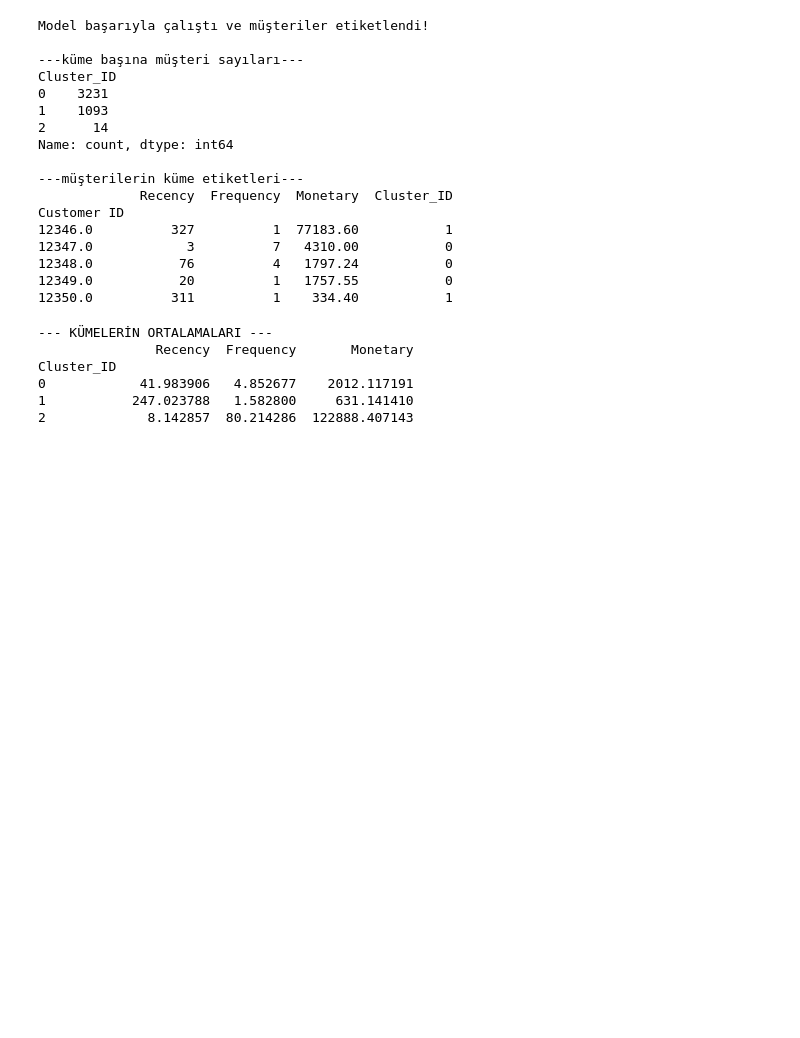
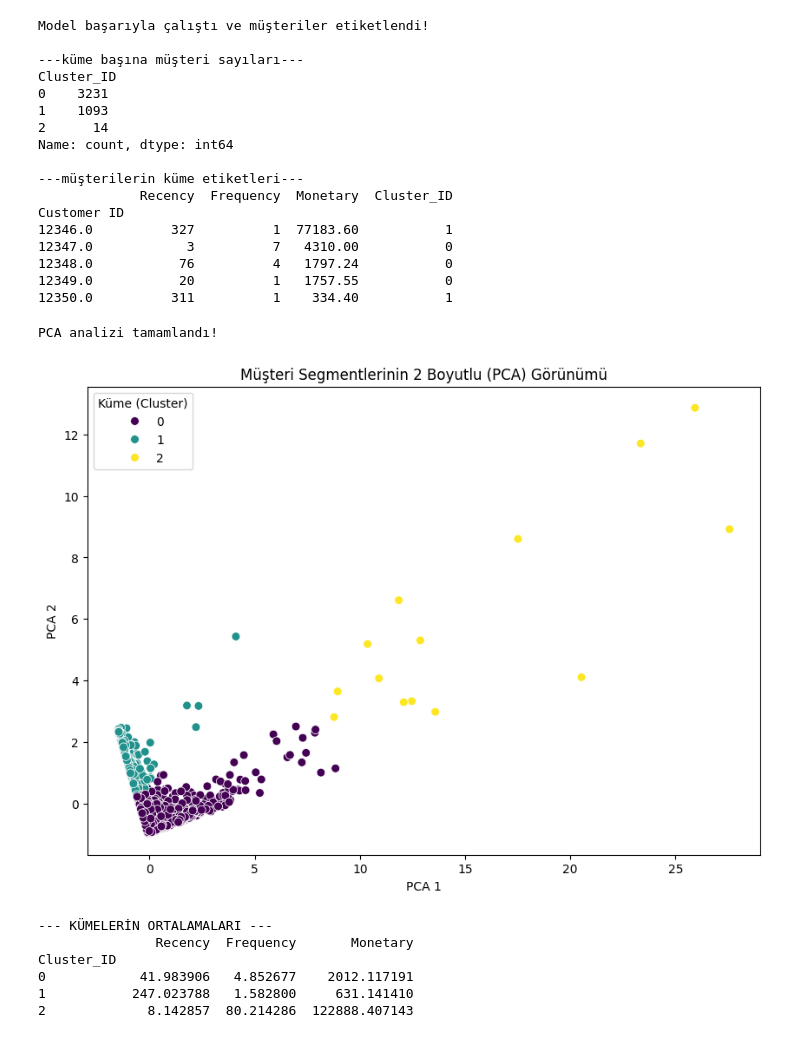
Before and after one commit to ilydozttrk/MusteriSegmentasyonu-, a Jupyter notebook: musterisegmentasyon.ipynb, the cells around one changed output. Cells and saved outputs as stored; diff of their text form; code cells hidden in the pictures; blank space fills up the shorter version.

```diff
--- a/musterisegmentasyon.ipynb
+++ b/musterisegmentasyon.ipynb
@@ -231,6 +231,33 @@ Customer ID
 12348.0           76          4   1797.24           0
 12349.0           20          1   1757.55           0
 12350.0          311          1    334.40           1
+# %%
+# --- PCA (Boyut İndirgeme) ---
+from sklearn.decomposition import PCA
+import matplotlib.pyplot as plt
+import seaborn as sns
+
+# Veriyi 2 boyuta indiriyoruz (Görselleştirmek için)
+pca = PCA(n_components=2)
+pca_results = pca.fit_transform(rfm_scaled_df)
+
+# Sonuçları ana tabloya ekliyoruz
+rfm['PCA1'] = pca_results[:, 0]
+rfm['PCA2'] = pca_results[:, 1]
+
+print("PCA analizi tamamlandı!")
+
+# --- PCA Sonucunu Çizdirme ---
+plt.figure(figsize=(10, 7))
+sns.scatterplot(x='PCA1', y='PCA2', hue='Cluster_ID', data=rfm, palette='viridis', s=50)
+plt.title('Müşteri Segmentlerinin 2 Boyutlu (PCA) Görünümü')
+plt.xlabel('PCA 1')
+plt.ylabel('PCA 2')
+plt.legend(title='Küme (Cluster)')
+plt.show()
+# %% [output]
+PCA analizi tamamlandı!
+[figure, added]
 # %%
 # Şimdi ortalamaları alalım (Çift tırnak veya tek tırnak fark etmez, ikisi de çalışır)
 analysis = rfm.groupby("Cluster_ID")[["Recency", "Frequency", "Monetary"]].mean()
```
Also changed, not shown: parts of 1 cell of this notebook.
